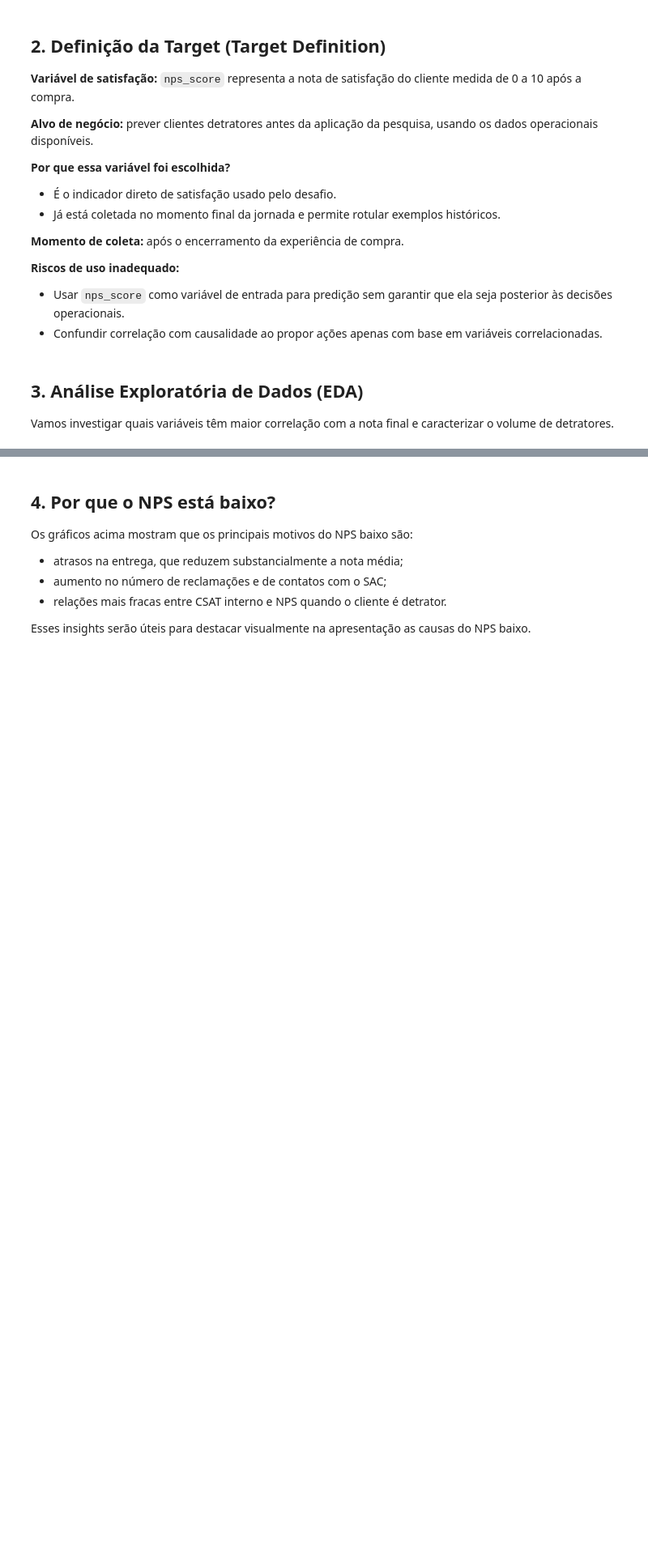
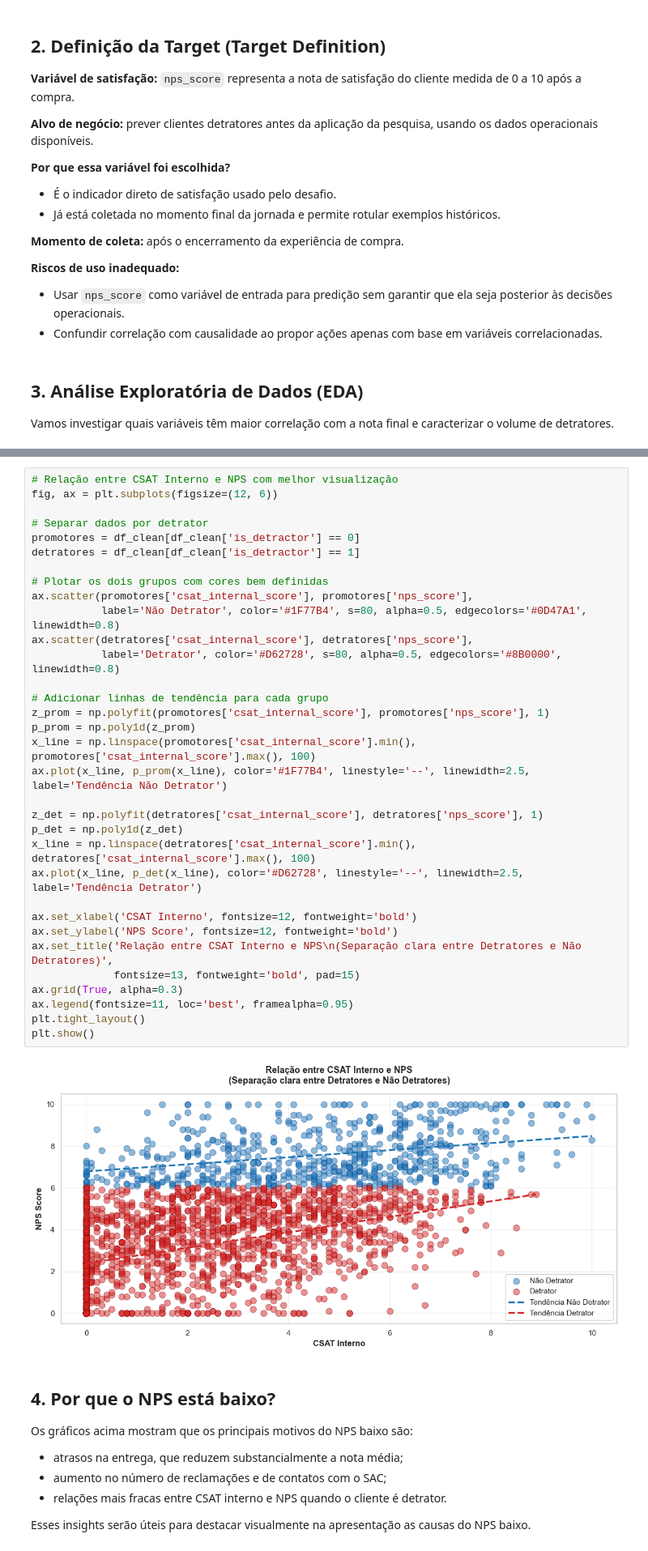
Before and after one commit to tuanyfortunato/CaseNPSPreditivo, a Jupyter notebook: notebooks/CaseNpsPreditivo_Final.ipynb, the cells around one changed output, grey strips where cells are left out. Shown at 81% size. Cells and saved outputs as stored; diff of their text form; blank space fills up the shorter version.

```diff
--- a/notebooks/CaseNpsPreditivo_Final.ipynb
+++ b/notebooks/CaseNpsPreditivo_Final.ipynb
@@ -155,3 +151,38 @@ print(summary_delay)
+# %%
+# Relação entre CSAT Interno e NPS com melhor visualização
+fig, ax = plt.subplots(figsize=(12, 6))
+
+# Separar dados por detrator
+promotores = df_clean[df_clean['is_detractor'] == 0]
+detratores = df_clean[df_clean['is_detractor'] == 1]
+
+# Plotar os dois grupos com cores bem definidas
+ax.scatter(promotores['csat_internal_score'], promotores['nps_score'],
+           label='Não Detrator', color='#1F77B4', s=80, alpha=0.5, edgecolors='#0D47A1', linewidth=0.8)
+ax.scatter(detratores['csat_internal_score'], detratores['nps_score'],
+           label='Detrator', color='#D62728', s=80, alpha=0.5, edgecolors='#8B0000', linewidth=0.8)
+
+# Adicionar linhas de tendência para cada grupo
+z_prom = np.polyfit(promotores['csat_internal_score'], promotores['nps_score'], 1)
+p_prom = np.poly1d(z_prom)
+x_line = np.linspace(promotores['csat_internal_score'].min(), promotores['csat_internal_score'].max(), 100)
+ax.plot(x_line, p_prom(x_line), color='#1F77B4', linestyle='--', linewidth=2.5, label='Tendência Não Detrator')
+
+z_det = np.polyfit(detratores['csat_internal_score'], detratores['nps_score'], 1)
+p_det = np.poly1d(z_det)
+x_line = np.linspace(detratores['csat_internal_score'].min(), detratores['csat_internal_score'].max(), 100)
+ax.plot(x_line, p_det(x_line), color='#D62728', linestyle='--', linewidth=2.5, label='Tendência Detrator')
+
+ax.set_xlabel('CSAT Interno', fontsize=12, fontweight='bold')
+ax.set_ylabel('NPS Score', fontsize=12, fontweight='bold')
+ax.set_title('Relação entre CSAT Interno e NPS\n(Separação clara entre Detratores e Não Detratores)',
+             fontsize=13, fontweight='bold', pad=15)
+ax.grid(True, alpha=0.3)
+ax.legend(fontsize=11, loc='best', framealpha=0.95)
+plt.tight_layout()
+plt.show()
+# %% [output]
+[figure, added]
 # %% [markdown]
 ## 4. Por que o NPS está baixo?
 Os gráficos acima mostram que os principais motivos do NPS baixo são:
```
Also changed, not shown: parts of 11 cells of this notebook.
